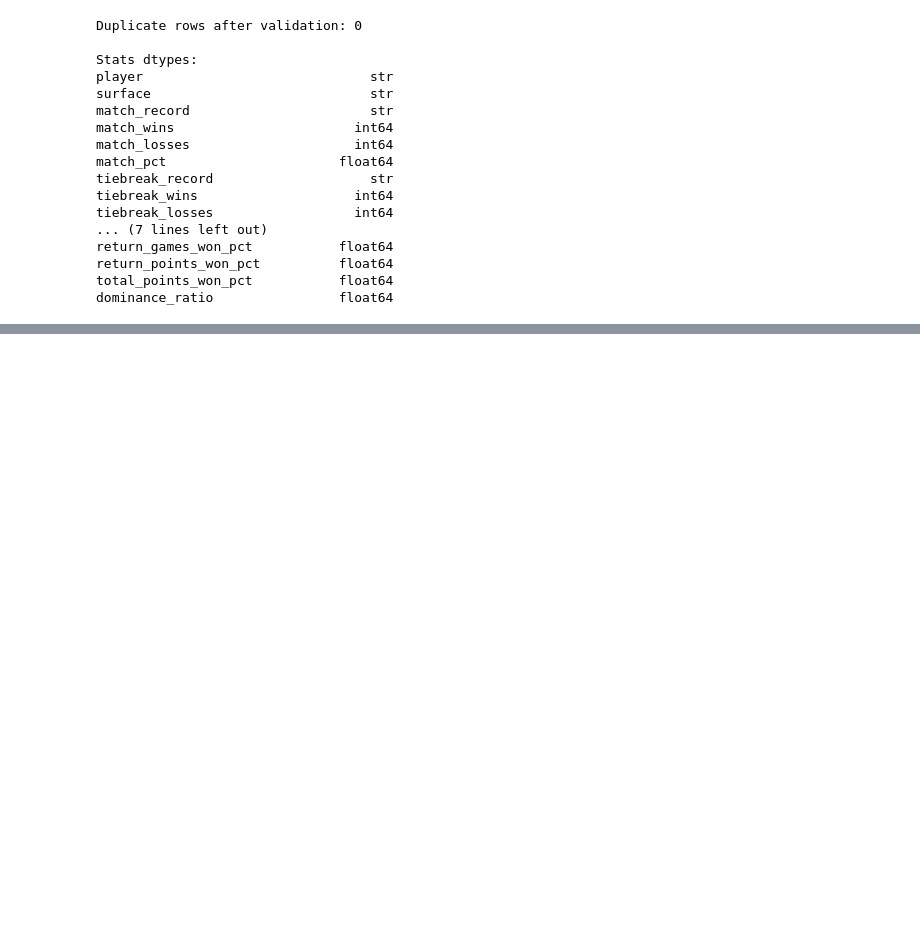
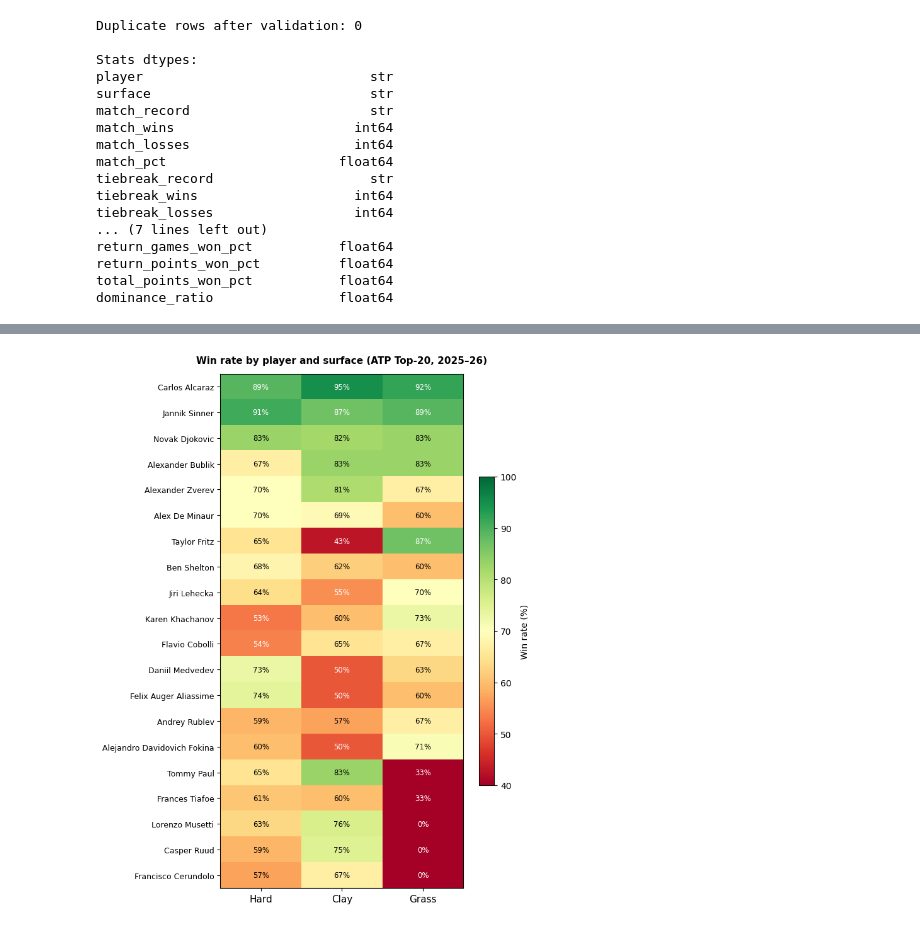
Before and after one commit to rubenk02/ProgrammingProject, a Jupyter notebook: analysis.ipynb, the cells around one changed output, grey strips where cells are left out. Cells and saved outputs as stored; diff of their text form; code cells hidden in the pictures; blank space fills up the shorter version.

```diff
--- a/analysis.ipynb
+++ b/analysis.ipynb
@@ -226,0 +342,14 @@ dominance_ratio                float64
+# %%
+# Keep only the three main surfaces
+surfaces = ["Hard", "Clay", "Grass"]
+stats_surfaces = stats[stats["surface"].isin(surfaces)].copy()
+
+# Pivot: one row per player, one column per surface for each metric
+pct_pivot = stats_surfaces.pivot(index="player", columns="surface", values="match_pct")[surfaces]
+dr_pivot  = stats_surfaces.pivot(index="player", columns="surface", values="dominance_ratio")[surfaces]
+
+# Surface consistency: std across the three surfaces (lower = more consistent)
+pct_pivot["std"] = pct_pivot[surfaces].std(axis=1)
+
+print("Win rate (match_pct) by player and surface:")
+print(pct_pivot.sort_values("std", ascending=False).to_string())
@@ -226,0 +374,31 @@ dominance_ratio                float64
+# %%
+# Sort players by overall Hard court win rate for a readable order
+plot_order = pct_pivot[surfaces].mean(axis=1).sort_values(ascending=False).index
+heatmap_data = pct_pivot.loc[plot_order, surfaces]
+
+fig, ax = plt.subplots(figsize=(7, 9))
+
+im = ax.imshow(heatmap_data.values, aspect="auto", cmap="RdYlGn", vmin=40, vmax=100)
+
+# Axis labels
+ax.set_xticks(range(len(surfaces)))
+ax.set_xticklabels(surfaces, fontsize=11)
+ax.set_yticks(range(len(heatmap_data)))
+ax.set_yticklabels(heatmap_data.index, fontsize=9)
+
+# Annotate each cell with the value or "N/A"
+for i, player in enumerate(heatmap_data.index):
+    for j, surface in enumerate(surfaces):
+        val = heatmap_data.loc[player, surface]
+        text = f"{val:.0f}%" if not np.isnan(val) else "N/A"
+        color = "black" if 55 < val < 85 else "white" if not np.isnan(val) else "grey"
+        ax.text(j, i, text, ha="center", va="center", fontsize=8.5, color=color)
+
+plt.colorbar(im, ax=ax, label="Win rate (%)", shrink=0.6)
+ax.set_title("Win rate by player and surface (ATP Top-20, 2025–26)",
+             fontsize=11, fontweight="bold", pad=12)
+plt.tight_layout()
+plt.savefig("q2_winrate_heatmap.png", dpi=150, bbox_inches="tight")
+plt.show()
+# %% [output]
+[figure, added]
```
Also changed, not shown: parts of 21 cells of this notebook, 5 other files.
